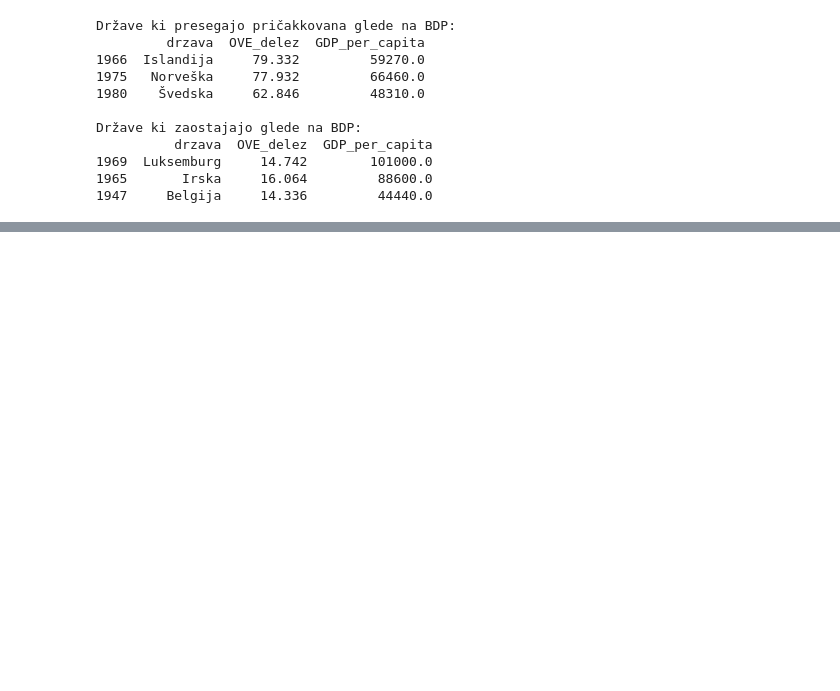
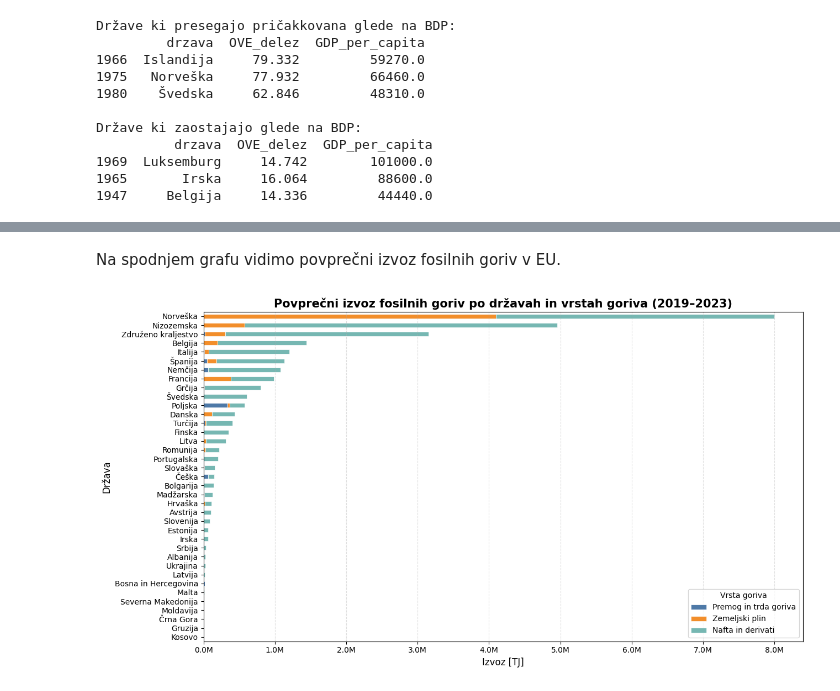
Before and after one commit to Zignov/PR---Evropska-Energetika, a Jupyter notebook: analysis.ipynb, the cells around one changed output, grey strips where cells are left out. Cells and saved outputs as stored; diff of their text form; code cells hidden in the pictures; blank space fills up the shorter version.

Commit message:
Dodaj analizo izvoza fosilnih goriv skandinavskih drzav

```diff
--- a/analysis.ipynb
+++ b/analysis.ipynb
@@ -422,0 +500,26 @@ Države v prehodu:
+# %% [markdown]
+Na spodnjem grafu vidimo povprečni izvoz fosilnih goriv v EU.
+# %%
+exp_by_type = df_exp[df_exp['year'].between(2019, 2023)].groupby(['drzava', 'siec'])['value'].mean().reset_index()
+exp_by_type = exp_by_type[exp_by_type['value'] > 100]
+
+pivot_exp = exp_by_type.pivot(index='drzava', columns='siec', values='value').fillna(0)
+pivot_exp.columns = [FOSSIL_SIECS.get(c, c) for c in pivot_exp.columns]
+pivot_exp['skupaj'] = pivot_exp.sum(axis=1)
+pivot_exp = pivot_exp[pivot_exp['skupaj'] > 1000].sort_values('skupaj', ascending=True)
+pivot_exp = pivot_exp.drop(columns='skupaj')
+
+fig, ax = plt.subplots(figsize=(13, 7))
+pivot_exp.plot(kind='barh', stacked=True, ax=ax,
+               color=['#4e79a7', '#f28e2b', '#76b7b2'], edgecolor='white', linewidth=0.5)
+
+ax.set_title('Povprečni izvoz fosilnih goriv po državah in vrstah goriva (2019–2023)', fontsize=15, fontweight='bold')
+ax.set_xlabel('Izvoz [TJ]', fontsize=12)
+ax.set_ylabel('Država', fontsize=12)
+ax.legend(title='Vrsta goriva', loc='lower right')
+ax.grid(axis='x', linestyle='--', alpha=0.4)
+ax.xaxis.set_major_formatter(plt.FuncFormatter(lambda x, _: f'{x/1e6:.1f}M'))
+plt.tight_layout()
+plt.show()
+# %% [output]
+[figure, added]
```
Also changed, not shown: parts of 10 cells of this notebook, 1 other file.
